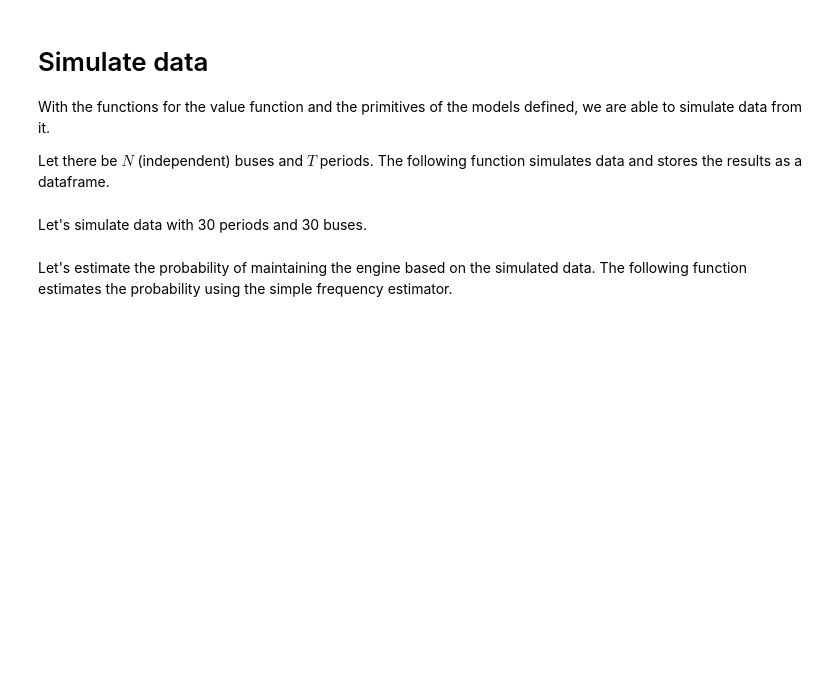
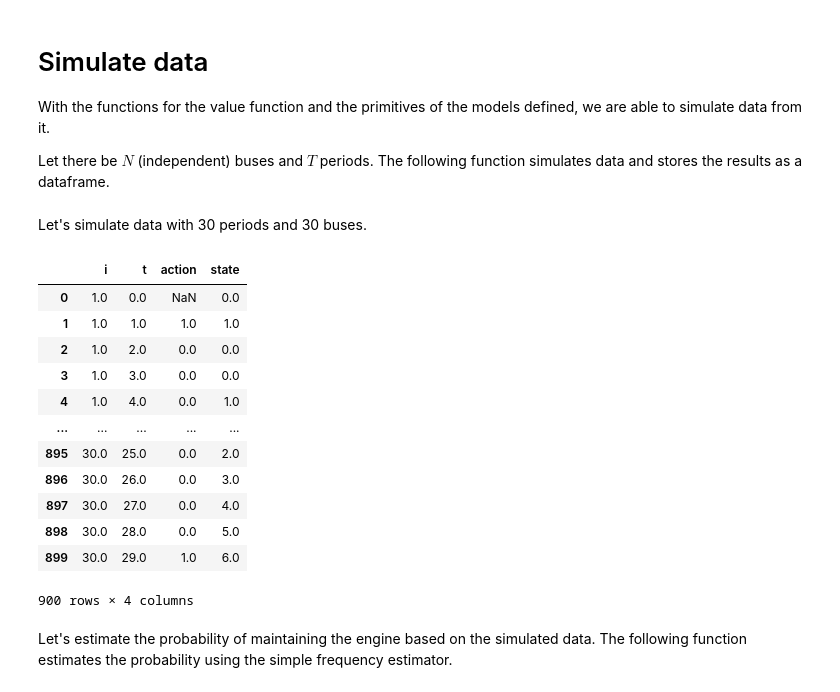
Before and after one commit to whoaitsrichard/io2, a Jupyter notebook: ps2/ps2_ex1.ipynb, the cells around one changed output. Saved outputs shown, nothing was run; the diff lists cells and outputs as text; code cells hidden in the pictures; blank space fills up the shorter version.

```diff
--- a/ps2/ps2_ex1.ipynb
+++ b/ps2/ps2_ex1.ipynb
@@ -321,6 +363,17 @@ def vfi(dgp, ϵ = 1e-8):
     """Value function iteration.
 
         Takes the DGP object and returns the fixed-point of the value function equation.
+
+        This function implements the fixed-point iteration algorithm described in the
+        "Fixed point representation" section. It solves the Bellman equation by iteratively
+        updating the value function until convergence.
+
+        Algorithm steps:
+        1. Start with an initial guess V0 for the integrated value function w(x)
+        2. Compute choice-specific values: w = csvf(dgp, V0) gives v_j(x) for all choices j
+        3. Compute integrated value: V1 = vf(w) gives w(x) = ln(sum_j exp{v_j(x)})
+        4. Check convergence: if ||V0 - V1|| < ϵ, we've found the fixed point
+        5. Otherwise, update V0 = V1 and repeat
 
         Parameters
         ----------
@@ -465,9 +529,24 @@ Let's simulate data with 30 periods and 30 buses.
 # %%
 N = 30
 T = 30
 
 np.random.seed(1)
 df = draw(primitive, v_true, N, T)
+df
+# %% [output]
+|  | i | t | action | state |
+| 0 | 1.0 | 0.0 | NaN | 0.0 |
+| 1 | 1.0 | 1.0 | 1.0 | 1.0 |
+| 2 | 1.0 | 2.0 | 0.0 | 0.0 |
+| 3 | 1.0 | 3.0 | 0.0 | 0.0 |
+| 4 | 1.0 | 4.0 | 0.0 | 1.0 |
+| ... | ... | ... | ... | ... |
+| 895 | 30.0 | 25.0 | 0.0 | 2.0 |
+| 896 | 30.0 | 26.0 | 0.0 | 3.0 |
+| 897 | 30.0 | 27.0 | 0.0 | 4.0 |
+| 898 | 30.0 | 28.0 | 0.0 | 5.0 |
+| 899 | 30.0 | 29.0 | 1.0 | 6.0 |
+900 rows × 4 columns
 # %% [markdown]
 Let's estimate the probability of maintaining the engine based on the simulated data. The following function estimates the probability using the simple frequency estimator.
 # %%
```
Also changed, not shown: parts of 7 cells of this notebook, 1 other file.
